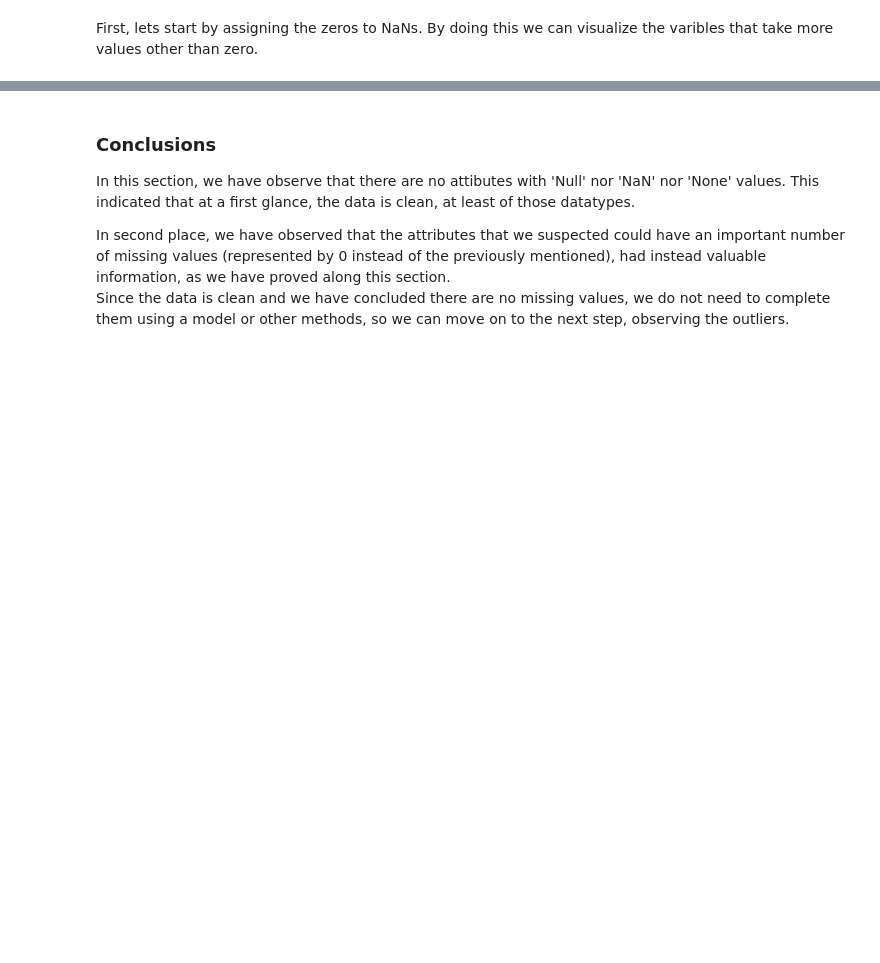
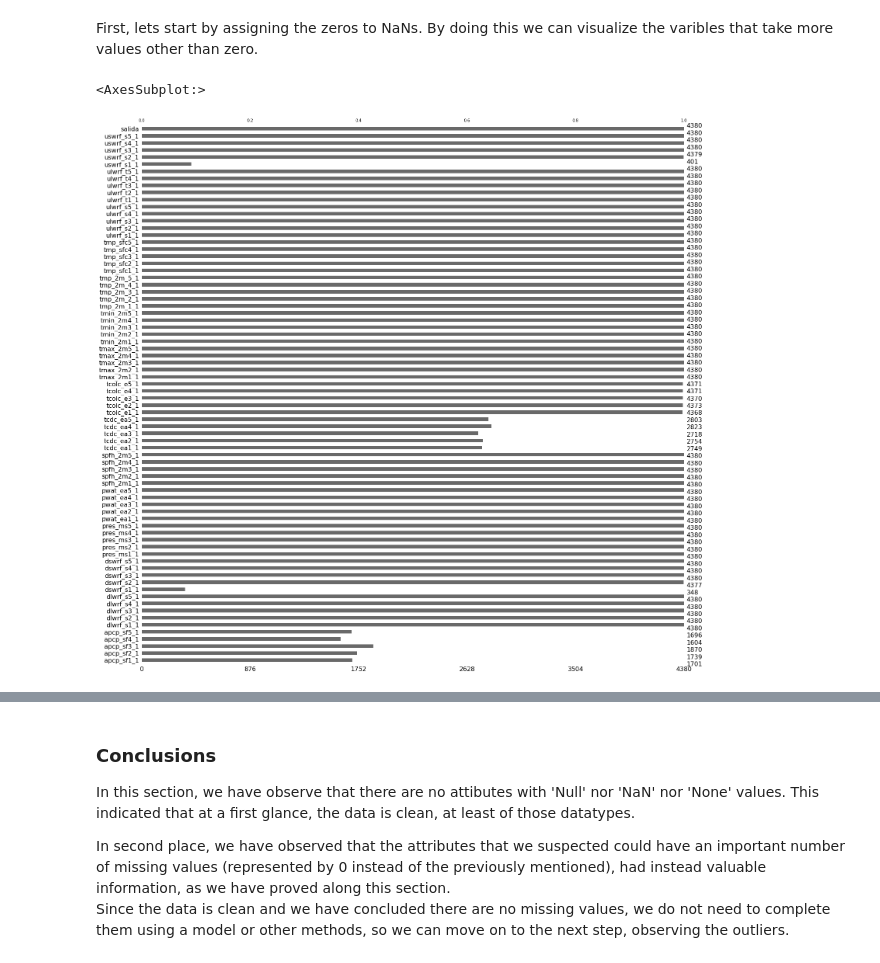
Before and after one commit to carlosiborra/AMS-2013-2014-Solar-Energy-Prediction-Contest, a Jupyter notebook: code/model.ipynb, the cells around one changed output, grey strips where cells are left out. Saved outputs shown, nothing was run; the diff lists cells and outputs as text; code cells hidden in the pictures; blank space fills up the shorter version.

```diff
--- a/code/model.ipynb
+++ b/code/model.ipynb
@@ -142,11 +210,14 @@ disp_df_nan = disp_df.replace(0.0, np.nan)
 # %%
 """ Plotting missing values """
 # Sustitute 0.0 values with NaN and plot the name of the columns with missing values
 # ? msno.bar is a simple visualization of nullity by column
-msno.bar(disp_df_nan, labels=True, fontsize=7, figsize=(15, 7))
+msno.bar(disp_df_nan)
 
 # Exporting image as png to ../data/img folder
-plt.savefig("../data/img/missing_values_bar.png")
+#plt.savefig("../data/img/missing_values_bar.png")
+# %% [output]
+<AxesSubplot:>
+[figure, added]
 # %%
 """ Plotting the missing values in a matrix """
 # ? The msno.matrix nullity matrix is a data-dense display which lets you quickly visually pick out patterns in data completion.
```
Also changed, not shown: parts of 38 cells of this notebook.
